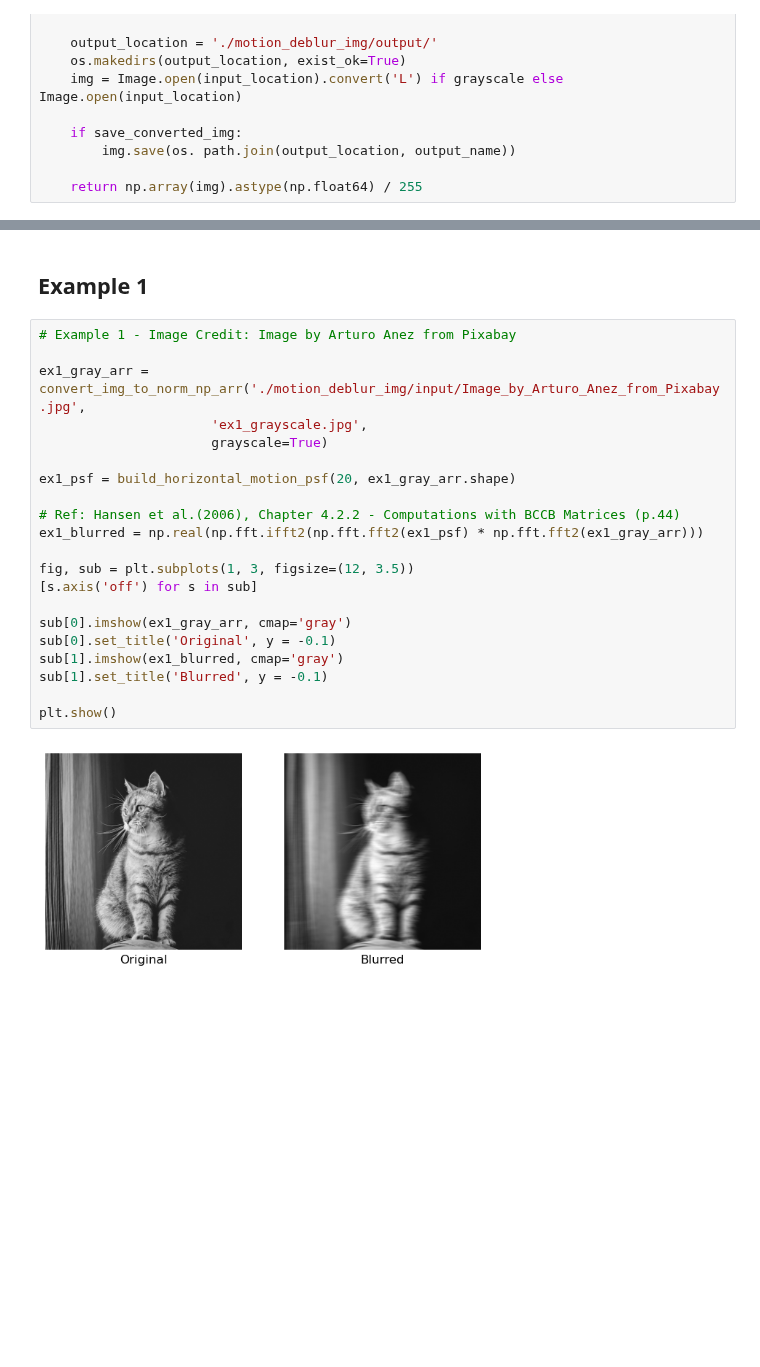
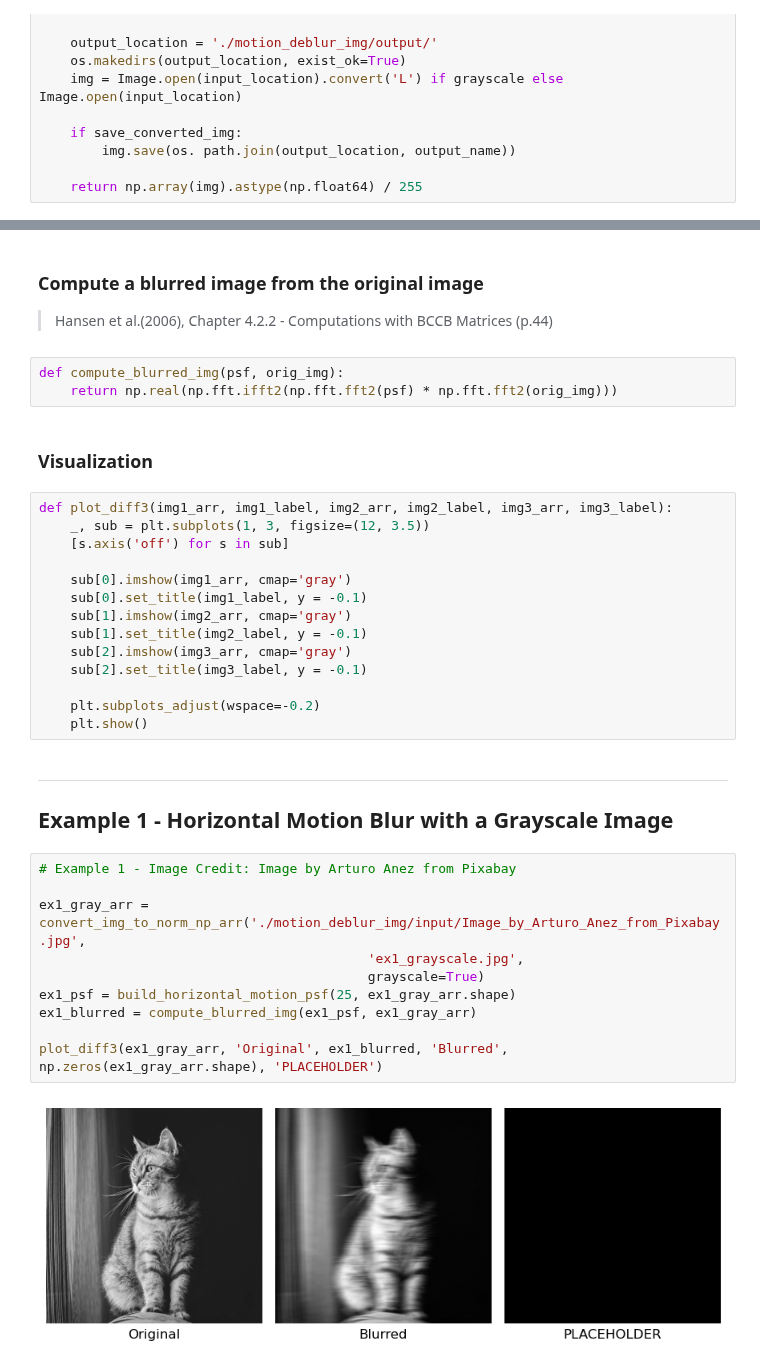
Before and after one commit to luna-ubc/ImageDeblurring, a Jupyter notebook: motion_deblur_linear.ipynb, the cells around one changed output, grey strips where cells are left out. Drawn from its saved outputs; the diff is of its cells as text; blank space fills up the shorter version.

```diff
--- a/motion_deblur_linear.ipynb
+++ b/motion_deblur_linear.ipynb
@@ -35,26 +38,38 @@ def build_horizontal_motion_psf(len, img_size):
     return psf
+# %% [markdown]
+### Compute a blurred image from the original image
+> Hansen et al.(2006), Chapter 4.2.2 - Computations with BCCB Matrices (p.44)
+# %%
+def compute_blurred_img(psf, orig_img):
+    return np.real(np.fft.ifft2(np.fft.fft2(psf) * np.fft.fft2(orig_img)))
+# %% [markdown]
+### Visualization
+# %%
+def plot_diff3(img1_arr, img1_label, img2_arr, img2_label, img3_arr, img3_label):
+    _, sub = plt.subplots(1, 3, figsize=(12, 3.5))
+    [s.axis('off') for s in sub]
+
+    sub[0].imshow(img1_arr, cmap='gray')
+    sub[0].set_title(img1_label, y = -0.1)
+    sub[1].imshow(img2_arr, cmap='gray')
+    sub[1].set_title(img2_label, y = -0.1)
+    sub[2].imshow(img3_arr, cmap='gray')
+    sub[2].set_title(img3_label, y = -0.1)
+
+    plt.subplots_adjust(wspace=-0.2)
+    plt.show()
 # %% [markdown]
-## Example 1
+----------
+## Example 1 - Horizontal Motion Blur with a Grayscale Image
 # %%
 # Example 1 - Image Credit: Image by Arturo Anez from Pixabay
 
 ex1_gray_arr = convert_img_to_norm_np_arr('./motion_deblur_img/input/Image_by_Arturo_Anez_from_Pixabay.jpg',
-                      'ex1_grayscale.jpg',
-                      grayscale=True)
+                                          'ex1_grayscale.jpg',
+                                          grayscale=True)
+ex1_psf = build_horizontal_motion_psf(25, ex1_gray_arr.shape)
+ex1_blurred = compute_blurred_img(ex1_psf, ex1_gray_arr)
 
-ex1_psf = build_horizontal_motion_psf(20, ex1_gray_arr.shape)
-
-# Ref: Hansen et al.(2006), Chapter 4.2.2 - Computations with BCCB Matrices (p.44)
-ex1_blurred = np.real(np.fft.ifft2(np.fft.fft2(ex1_psf) * np.fft.fft2(ex1_gray_arr)))
-
-fig, sub = plt.subplots(1, 3, figsize=(12, 3.5))
-[s.axis('off') for s in sub]
-
-sub[0].imshow(ex1_gray_arr, cmap='gray')
-sub[0].set_title('Original', y = -0.1)
-sub[1].imshow(ex1_blurred, cmap='gray')
-sub[1].set_title('Blurred', y = -0.1)
-
-plt.show()
+plot_diff3(ex1_gray_arr, 'Original', ex1_blurred, 'Blurred', np.zeros(ex1_gray_arr.shape), 'PLACEHOLDER')
 # %% [output]
-[figure, old version]
+[figure, new version]
```
Also changed, not shown: parts of 4 cells of this notebook.
